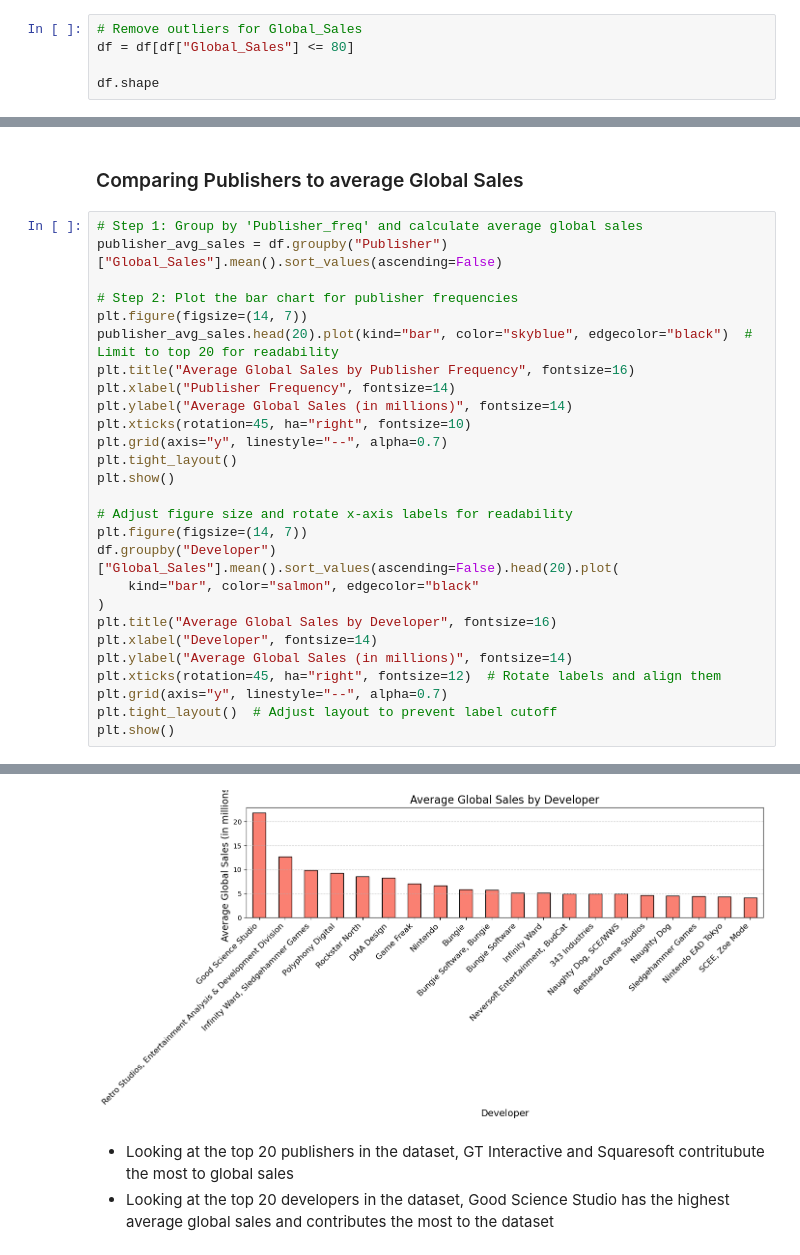
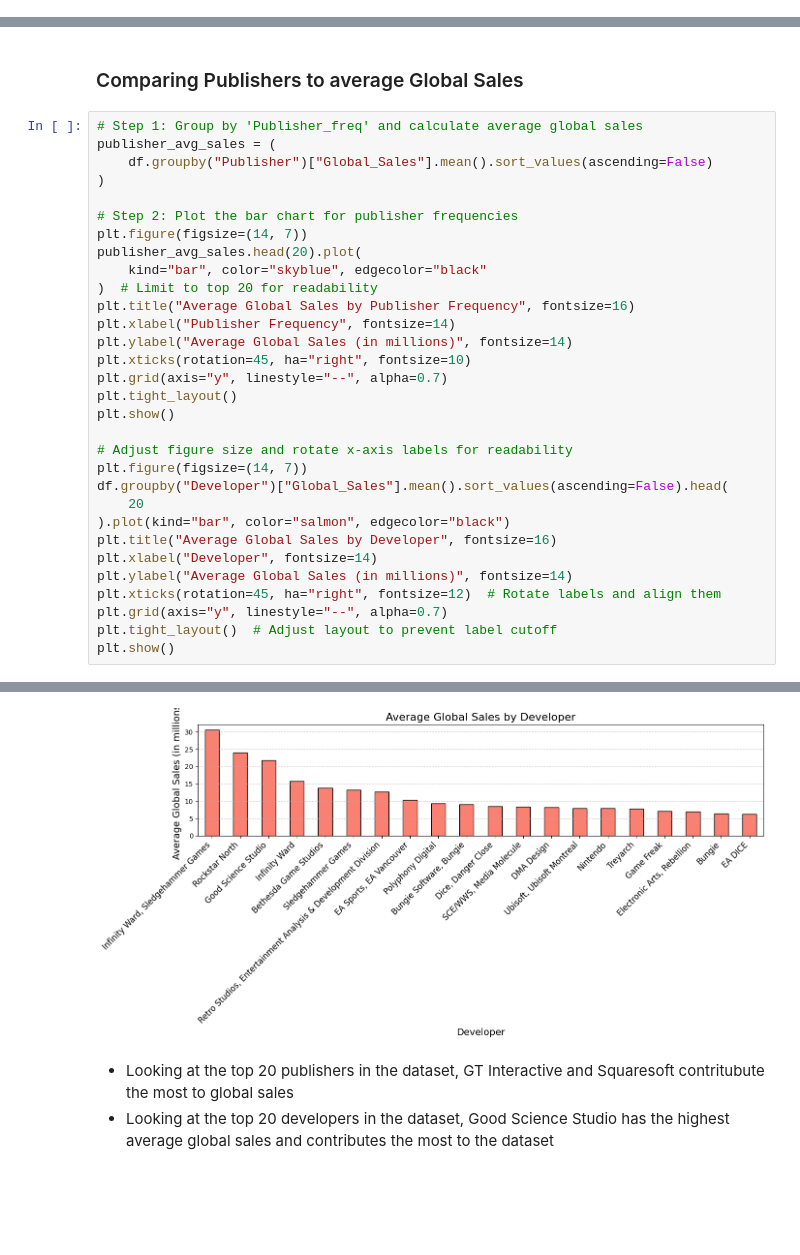
Before and after one commit to SahirHameed/Video-Game-Sales-Prediction, a Jupyter notebook: Video_Game_Sales_Prediction.ipynb, the cells around one changed output, grey strips where cells are left out. Drawn from its saved outputs; the diff is of its cells as text; blank space fills up the shorter version.

```diff
--- a/Video_Game_Sales_Prediction.ipynb
+++ b/Video_Game_Sales_Prediction.ipynb
@@ -222,5 +298,0 @@ df.shape
-# %%
-# Remove outliers for Global_Sales
-df = df[df["Global_Sales"] <= 80]
-
-df.shape
@@ -381,11 +451,15 @@ From looking at the graph, it seems the Play Station (PS) contributed the most t
 ### Comparing Publishers to average Global Sales
 # %%
 # Step 1: Group by 'Publisher_freq' and calculate average global sales
-publisher_avg_sales = df.groupby("Publisher")["Global_Sales"].mean().sort_values(ascending=False)
+publisher_avg_sales = (
+    df.groupby("Publisher")["Global_Sales"].mean().sort_values(ascending=False)
+)
 
 # Step 2: Plot the bar chart for publisher frequencies
 plt.figure(figsize=(14, 7))
-publisher_avg_sales.head(20).plot(kind="bar", color="skyblue", edgecolor="black")  # Limit to top 20 for readability
+publisher_avg_sales.head(20).plot(
+    kind="bar", color="skyblue", edgecolor="black"
+)  # Limit to top 20 for readability
 plt.title("Average Global Sales by Publisher Frequency", fontsize=16)
 plt.xlabel("Publisher Frequency", fontsize=14)
 plt.ylabel("Average Global Sales (in millions)", fontsize=14)
@@ -396,9 +470,9 @@ plt.show()
 
 # Adjust figure size and rotate x-axis labels for readability
 plt.figure(figsize=(14, 7))
-df.groupby("Developer")["Global_Sales"].mean().sort_values(ascending=False).head(20).plot(
-    kind="bar", color="salmon", edgecolor="black"
-)
+df.groupby("Developer")["Global_Sales"].mean().sort_values(ascending=False).head(
+    20
+).plot(kind="bar", color="salmon", edgecolor="black")
 plt.title("Average Global Sales by Developer", fontsize=16)
 plt.xlabel("Developer", fontsize=14)
 plt.ylabel("Average Global Sales (in millions)", fontsize=14)
@@ -411,4 +485,4 @@ plt.show()
-[figure, old version]
+[figure, new version]
 # %% [markdown]
 - Looking at the top 20 publishers in the dataset, GT Interactive and Squaresoft contritubute the most to global sales
 - Looking at the top 20 developers in the dataset, Good Science Studio has the highest average global sales and contributes the most to the dataset
```
Also changed, not shown: parts of 20 cells of this notebook.
